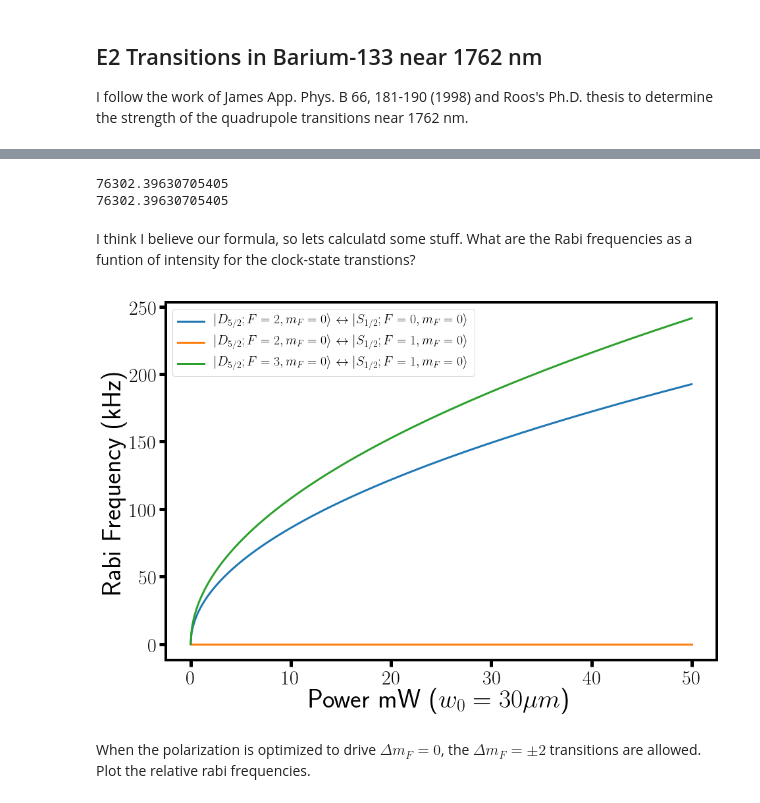
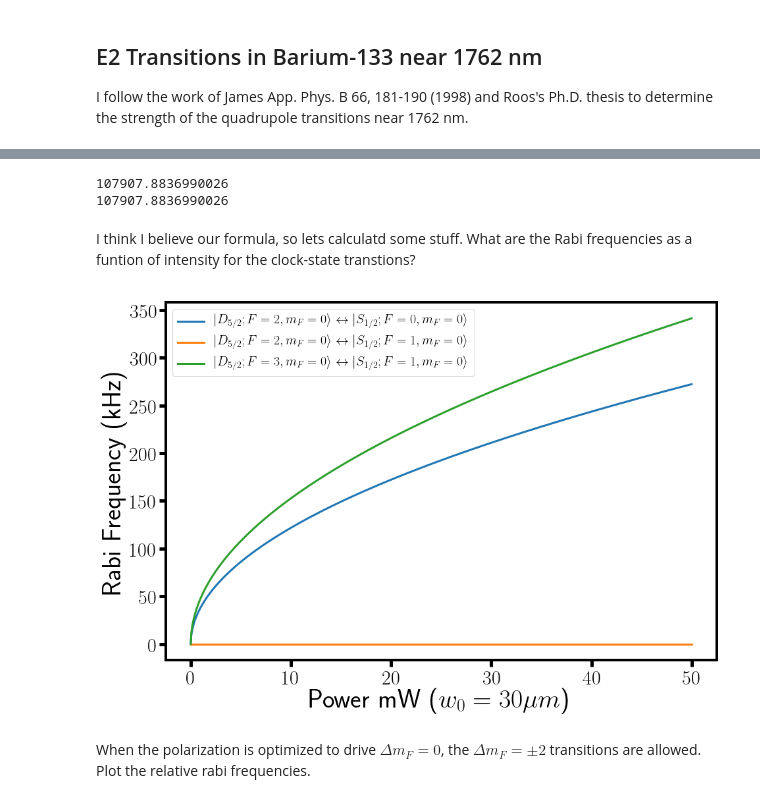
Before and after one commit to barium-project/python-notebooks, a Jupyter notebook: Quadrupole Transitions.ipynb, the cells around one changed output, grey strips where cells are left out. Saved outputs shown, nothing was run; the diff lists cells and outputs as text; code cells hidden in the pictures.

```diff
--- a/Quadrupole Transitions.ipynb
+++ b/Quadrupole Transitions.ipynb
@@ -82,8 +82,8 @@ hbar = 1.054e-34
 w = (30.e-6)
 # laser power
 P = 5.0e-3
-# intensity
-I = P/np.pi/w**2
+# intensity on axis
+I = 2*P/np.pi/w**2
 
 # define wave vector and b-field polarizations
 # phi is the angle between laser wave vector and b-field direction
@@ -153,39 +153,39 @@ r2 = Rabi2(FP, mFP, F, mF, phi, gamma,I)
 print r/np.pi/2
 print r2/np.pi/2
 # %% [output]
-76302.39630705405
-76302.39630705405
+107907.8836990026
+107907.8836990026
 # %% [markdown]
 I think I believe our formula, so lets calculatd some stuff. What are the Rabi frequencies as a funtion of intensity for the clock-state transtions?
 # %%
 rcParams['axes.linewidth'] = 4
 rcParams["figure.figsize"] = 15, 10
 P = np.linspace(0,50.e-3, 1000)
-I = P/np.pi/w**2
+I = 2*P/np.pi/w**2
 
 omega = np.zeros((3,len(P)))
 # for mF = 0 <-> mF' = 0 strongest transtion is given by (see Roos):
 phi  = np.pi/4
 gamma = 0
 
 # Rabi(FP, mFP, F, mF, phi, gamma, I)
 omega[0,:] = Rabi(2, 0, 0, 0, phi, gamma,I)
 omega[1,:] = Rabi(2, 0, 1, 0, phi, gamma,I)
 omega[2,:] = Rabi(3, 0, 1, 0, phi, gamma,I)
 
 
 plot(P*1e3, omega[0,:]/np.pi/2*1e-3, linewidth = 3, label = r'$\vert D_{5/2};F =2,m_F = 0\rangle\leftrightarrow\vert S_{1/2};F = 0,m_F = 0\rangle$')
 plot(P*1e3, omega[1,:]/np.pi/2*1e-3, linewidth = 3, label = r'$\vert D_{5/2};F =2,m_F = 0\rangle\leftrightarrow\vert S_{1/2};F = 1,m_F = 0\rangle$')
 plot(P*1e3, omega[2,:]/np.pi/2*1e-3, linewidth = 3, label = r'$\vert D_{5/2};F =3,m_F = 0\rangle\leftrightarrow\vert S_{1/2};F = 1,m_F = 0\rangle$')
 
 legend(fontsize = 20)
 xlabel(r'Power mW ($w_0  = 30 \mu m$)', fontsize = 40)
 ylabel('Rabi Frequency (kHz)', fontsize = 40)
 tick_params(labelsize = 30)
 tick_params(width=5, length=10)
 show()
 # %% [output]
-[figure, old version]
+[figure, new version]
 # %% [markdown]
 When the polarization is optimized to drive $\Delta m_F = 0$, the $\Delta m_F = \pm 2$ transitions are allowed. Plot the relative rabi frequencies.
 # %%
```
Also changed, not shown: parts of 3 cells of this notebook, 1 other file.
